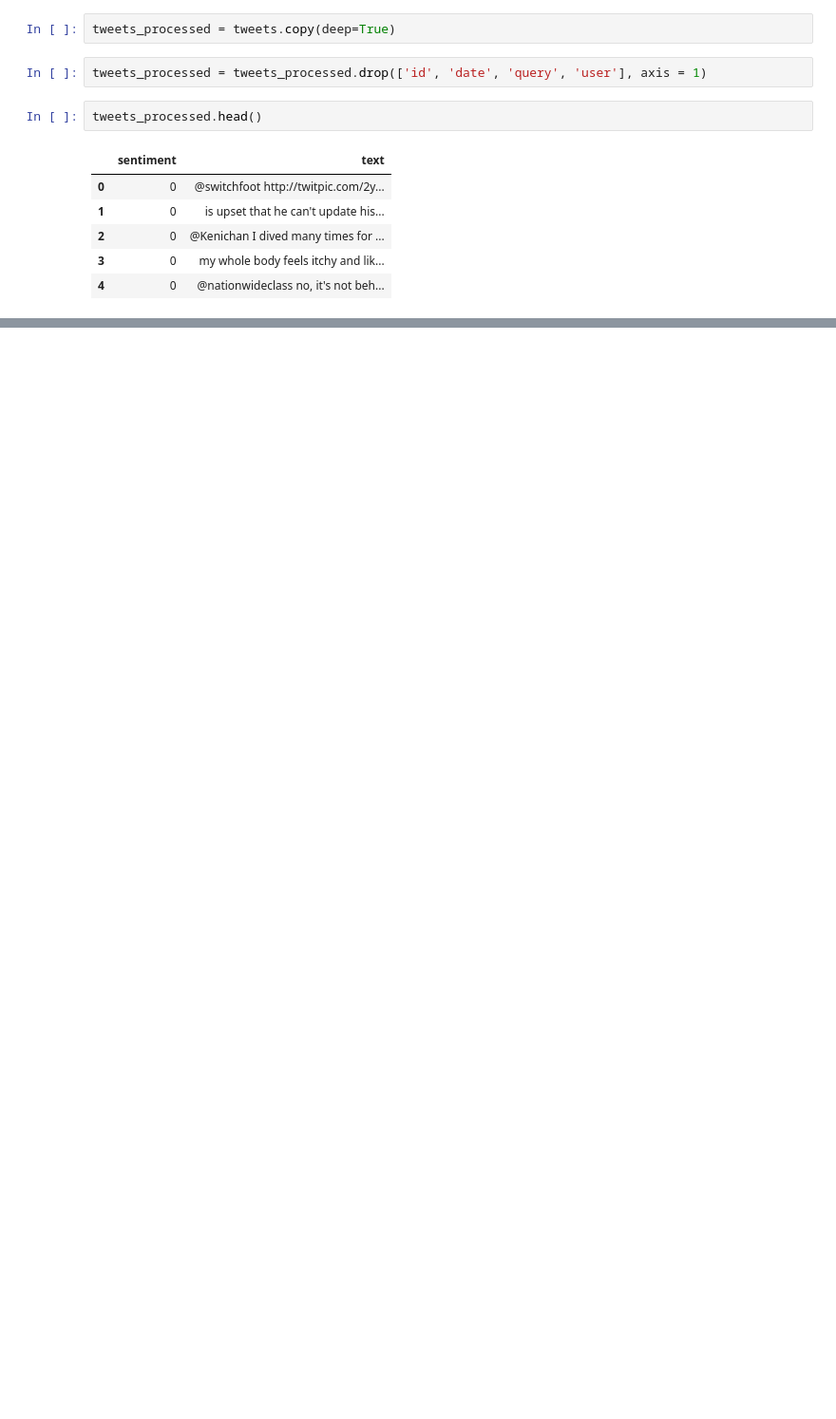
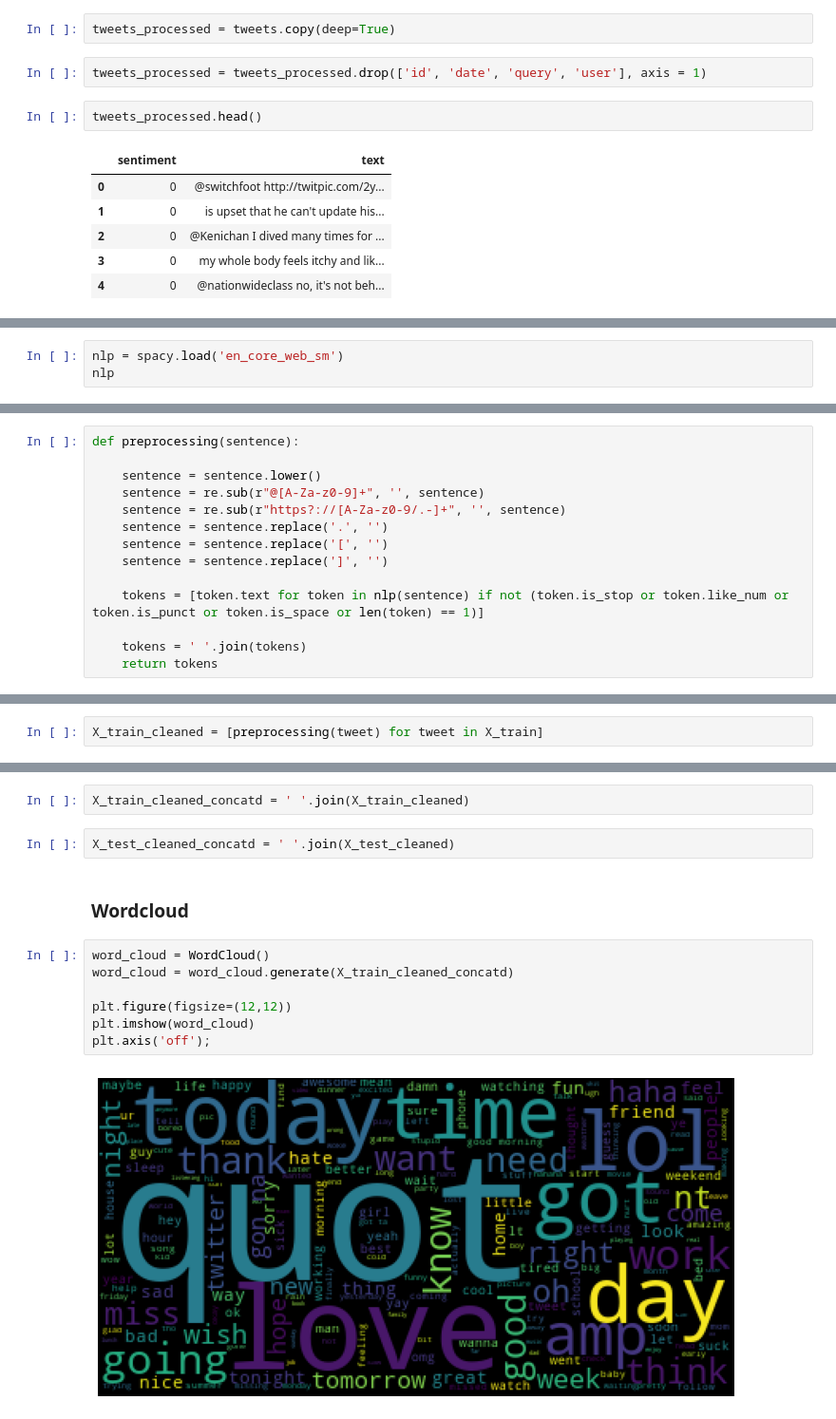
Before and after one commit to lavkushsingh31/NLP_Codes, a Jupyter notebook: Practice Udemy - Introduction to NLP IV.ipynb, the cells around one changed output, grey strips where cells are left out. Shown: that part at 95% size. Saved outputs shown, nothing was run; the diff lists cells and outputs as text; blank space fills up the shorter version.

```diff
--- a/Practice Udemy - Introduction to NLP IV.ipynb
+++ b/Practice Udemy - Introduction to NLP IV.ipynb
@@ -63,0 +96,3 @@ tweets_processed.head()
+# %%
+nlp = spacy.load('en_core_web_sm')
+nlp
@@ -63,0 +101,14 @@ tweets_processed.head()
+# %%
+def preprocessing(sentence):
+
+    sentence = sentence.lower()
+    sentence = re.sub(r"@[A-Za-z0-9]+", '', sentence)
+    sentence = re.sub(r"https?://[A-Za-z0-9/.-]+", '', sentence)
+    sentence = sentence.replace('.', '')
+    sentence = sentence.replace('[', '')
+    sentence = sentence.replace(']', '')
+
+    tokens = [token.text for token in nlp(sentence) if not (token.is_stop or token.like_num or token.is_punct or token.is_space or len(token) == 1)]
+
+    tokens = ' '.join(tokens)
+    return tokens
@@ -63,0 +119,2 @@ tweets_processed.head()
+# %%
+X_train_cleaned = [preprocessing(tweet) for tweet in X_train]
@@ -63,0 +173,15 @@ tweets_processed.head()
+# %%
+X_train_cleaned_concatd = ' '.join(X_train_cleaned)
+# %%
+X_test_cleaned_concatd = ' '.join(X_test_cleaned)
+# %% [markdown]
+### Wordcloud
+# %%
+word_cloud = WordCloud()
+word_cloud = word_cloud.generate(X_train_cleaned_concatd)
+
+plt.figure(figsize=(12,12))
+plt.imshow(word_cloud)
+plt.axis('off');
+# %% [output]
+[figure, added]
```
Also changed, not shown: parts of 26 cells of this notebook.
